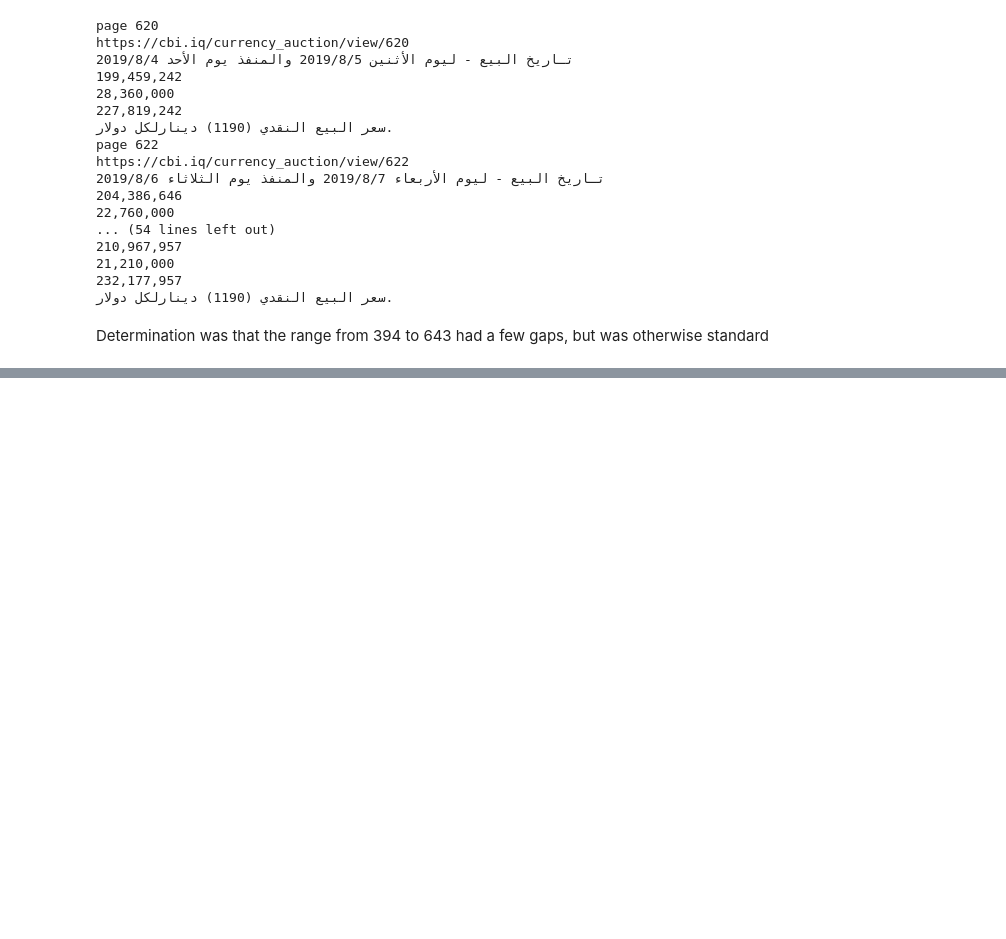
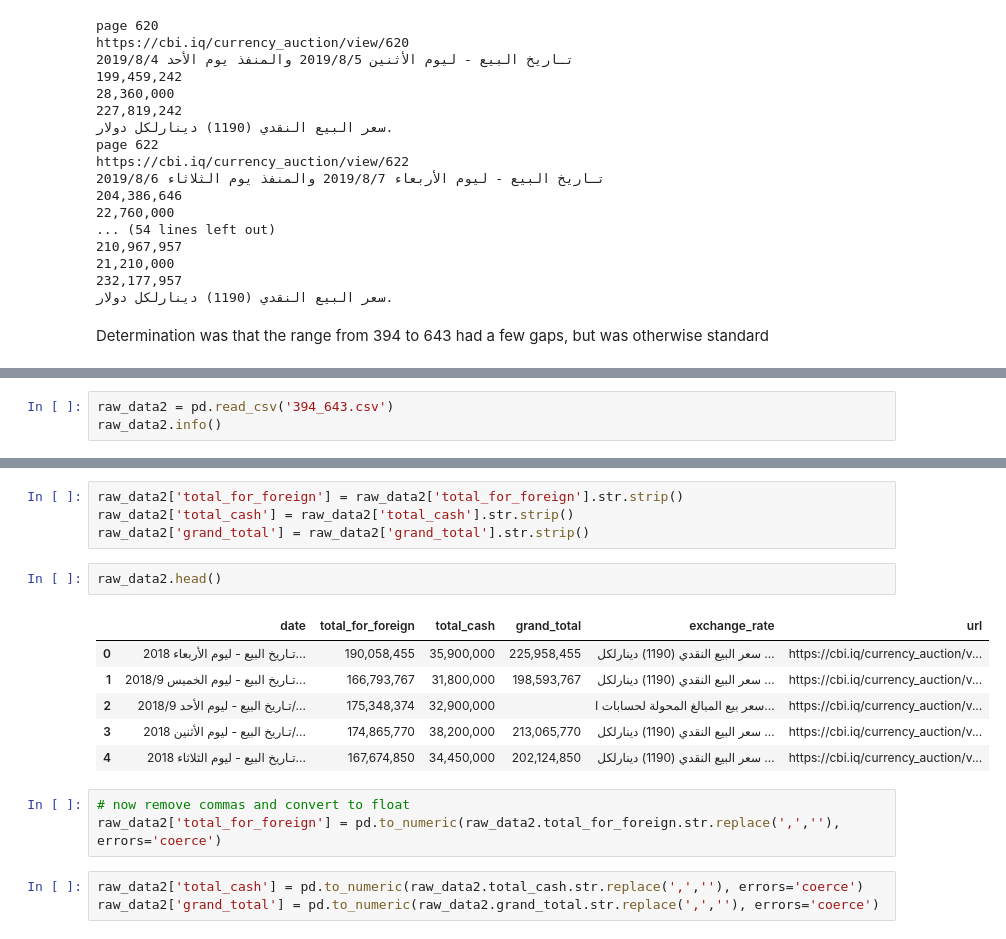
Before and after one commit to mpky/CBI_Project, a Jupyter notebook: CBI_Project.ipynb, the cells around one changed output, grey strips where cells are left out. Drawn from its saved outputs; the diff is of its cells as text; blank space fills up the shorter version.

```diff
--- a/CBI_Project.ipynb
+++ b/CBI_Project.ipynb
@@ -355,0 +358,3 @@ Determination was that the range from 394 to 643 had a few gaps, but was otherwi
+# %%
+raw_data2 = pd.read_csv('394_643.csv')
+raw_data2.info()
@@ -355,0 +373,19 @@ Determination was that the range from 394 to 643 had a few gaps, but was otherwi
+# %%
+raw_data2['total_for_foreign'] = raw_data2['total_for_foreign'].str.strip()
+raw_data2['total_cash'] = raw_data2['total_cash'].str.strip()
+raw_data2['grand_total'] = raw_data2['grand_total'].str.strip()
+# %%
+raw_data2.head()
+# %% [output]
+|  | date | total_for_foreign | total_cash | grand_total | exchange_rate | url |
+| 0 | تـاريخ البيع - ليوم الأربعاء 2018... | 190,058,455 | 35,900,000 | 225,958,455 | سعر البيع النقدي (1190) دينارلكل ... | https://cbi.iq/currency_auction/v... |
+| 1 | تـاريخ البيع - ليوم الخميس 2018/9... | 166,793,767 | 31,800,000 | 198,593,767 | سعر البيع النقدي (1190) دينارلكل ... | https://cbi.iq/currency_auction/v... |
+| 2 | تـاريخ البيع - ليوم الأحد 2018/9/... | 175,348,374 | 32,900,000 |  | سعر بيع المبالغ المحولة لحسابات ا... | https://cbi.iq/currency_auction/v... |
+| 3 | تـاريخ البيع - ليوم الأثنين 2018/... | 174,865,770 | 38,200,000 | 213,065,770 | سعر البيع النقدي (1190) دينارلكل ... | https://cbi.iq/currency_auction/v... |
+| 4 | تـاريخ البيع - ليوم الثلاثاء 2018... | 167,674,850 | 34,450,000 | 202,124,850 | سعر البيع النقدي (1190) دينارلكل ... | https://cbi.iq/currency_auction/v... |
+# %%
+# now remove commas and convert to float
+raw_data2['total_for_foreign'] = pd.to_numeric(raw_data2.total_for_foreign.str.replace(',',''), errors='coerce')
+# %%
+raw_data2['total_cash'] = pd.to_numeric(raw_data2.total_cash.str.replace(',',''), errors='coerce')
+raw_data2['grand_total'] = pd.to_numeric(raw_data2.grand_total.str.replace(',',''), errors='coerce')
```
Also changed, not shown: parts of 30 cells of this notebook.
